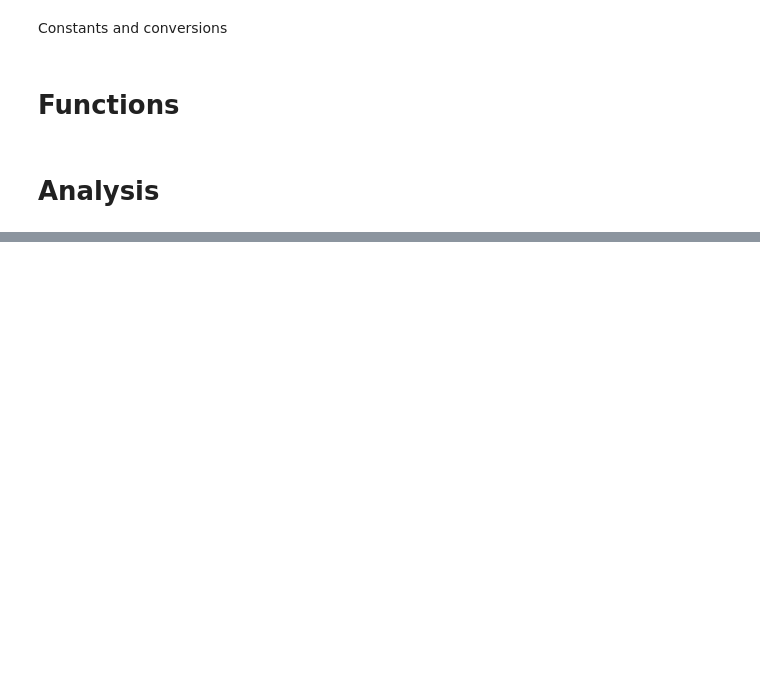
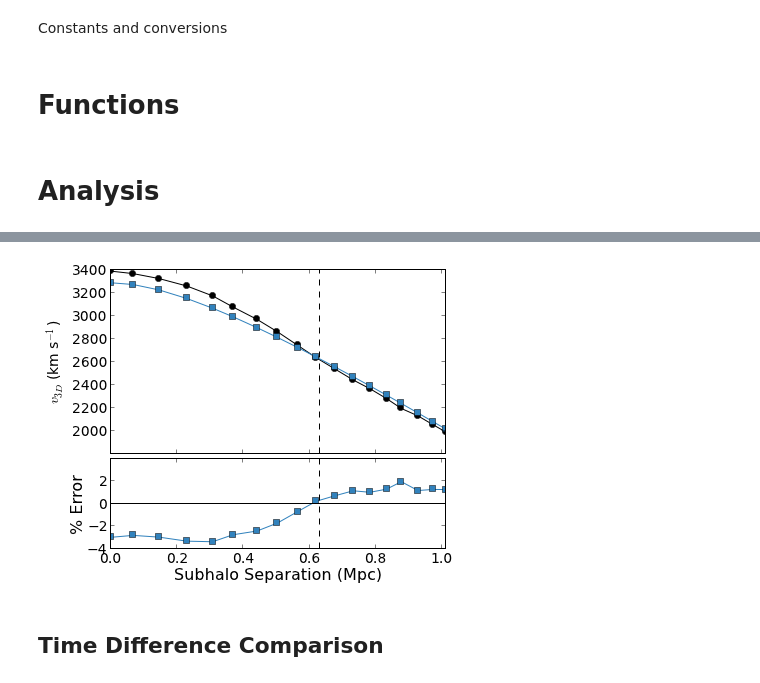
Before and after one commit to wadawson/merging-cluster-dynamics-paper, a Jupyter notebook: AnalysisFiles/SpringelFarrarComparison/SFcomparison.ipynb, the cells around one changed output, grey strips where cells are left out. Saved outputs shown, nothing was run; the diff lists cells and outputs as text; code cells hidden in the pictures; blank space fills up the shorter version.

```diff
--- a/AnalysisFiles/SpringelFarrarComparison/SFcomparison.ipynb
+++ b/AnalysisFiles/SpringelFarrarComparison/SFcomparison.ipynb
@@ -239,0 +308,44 @@ else:
+# %%
+fig = figure()
+# decrease the space between the subplots
+subplots_adjust(hspace=0.05)
+# Create subplot 1
+ax1 = pylab.subplot2grid((3,2),(0,0),colspan=2,rowspan=2)
+ax1.plot(x_p_Mpc,v_x_kms,'ok',linestyle='-',label='SF2007')
+ax1.plot(x_p_Mpc,v_3d_m,'s',color=(49/255.,130/255.,189/255.),linestyle='-',label='MCMAC')
+xticks(arange(0,x_p_Mpc_max,0.2))
+yticks(arange(2000,3500,200))
+ax1.plot((d_3d,d_3d),ylim(),'--k')
+
+ax1.set_ylabel('$v_{3D}$ (km s$^{-1}$)',fontsize=14)
+
+# Create subplot 2
+ax2 = pylab.subplot2grid((3,2),(2,0),colspan=2,sharex=ax1)
+# plot percent error line with data points
+ax2.plot(x_p_Mpc,percenterr_v,'s',color=(49/255.,130/255.,189/255.),linestyle='-')
+#plot the "observed" state line
+ax2.plot((d_3d,d_3d),(-4,4),'--k')
+#plot the zero reference line
+ax2.plot(xlim(),(0,0),'-k')
+
+yticks(arange(-4,4,2))
+ylim(-4,4)
+fontsize=14
+for tick in ax1.yaxis.get_major_ticks():
+    tick.label1.set_fontsize(fontsize)
+
+ax2.set_xlabel('Subhalo Separation (Mpc)',fontsize=16)
+ax2.set_ylabel('% Error',fontsize=16)
+
+setp(ax1.get_xticklabels(),visible=False)
+
+fontsize=14
+for tick in ax2.xaxis.get_major_ticks():
+    tick.label1.set_fontsize(fontsize)
+for tick in ax2.yaxis.get_major_ticks():
+    tick.label1.set_fontsize(fontsize)
+show()
+# %% [output]
+[figure, added]
+# %% [markdown]
+## Time Difference Comparison
```
Also changed, not shown: parts of 26 cells of this notebook.
